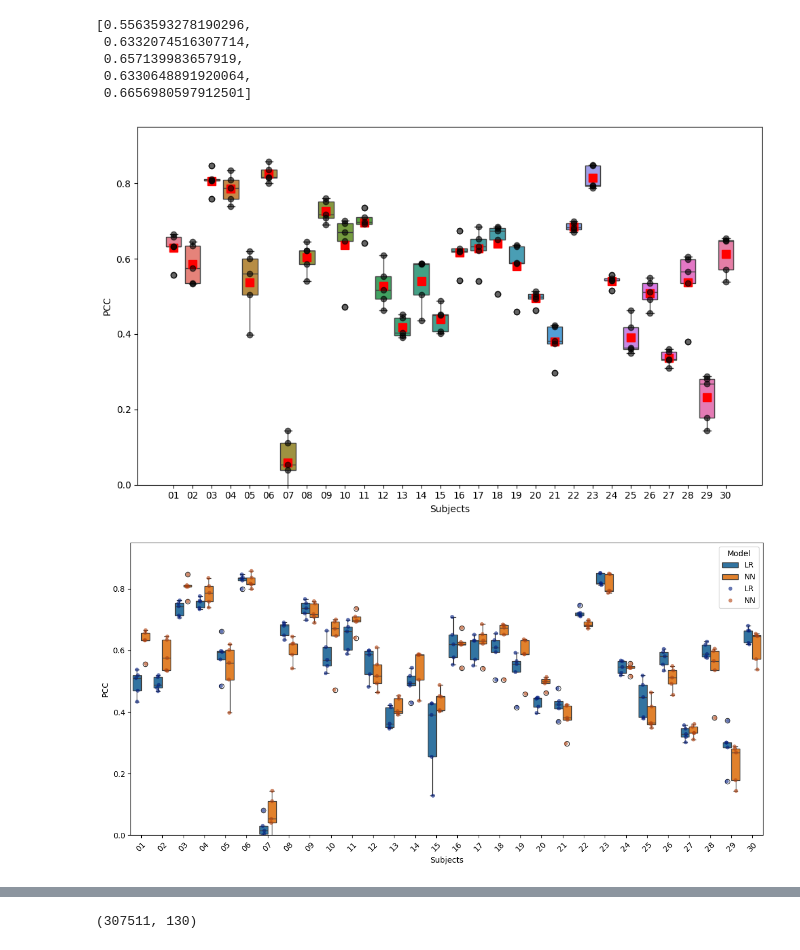
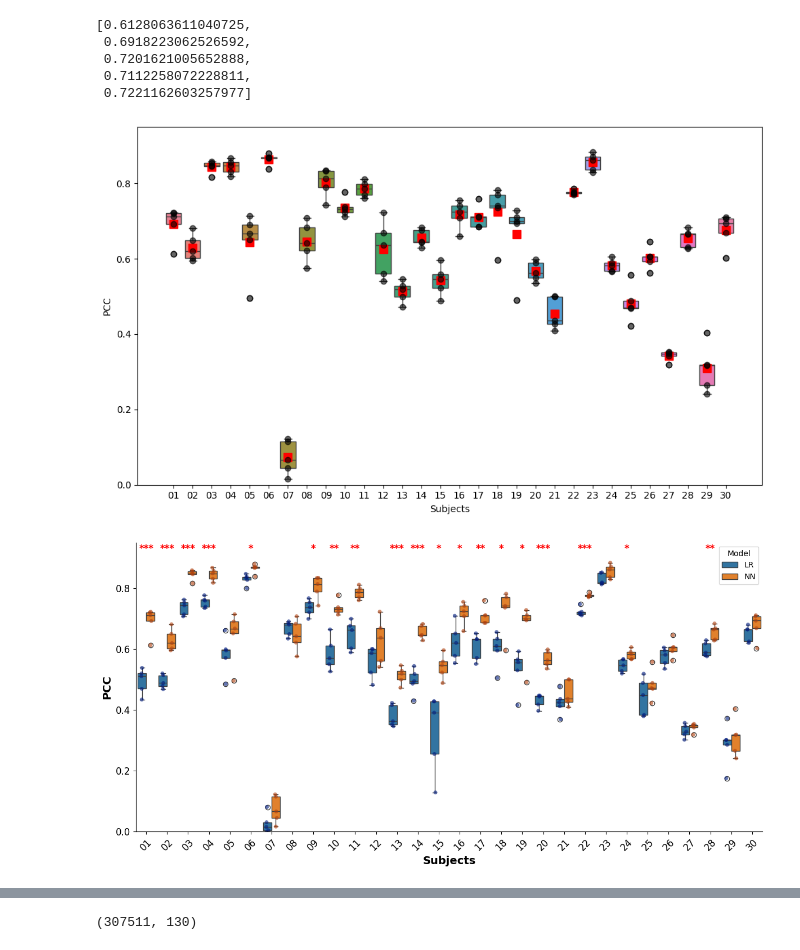
Before and after one commit to owaismujtaba/NeuroLab, a Jupyter notebook: PCC plot.ipynb, the cells around one changed output, grey strips where cells are left out. Cells and saved outputs as stored; diff of their text form; code cells hidden in the pictures.

```diff
--- a/PCC plot.ipynb
+++ b/PCC plot.ipynb
@@ -27,7 +28,7 @@ for subject in range(1, 31):
     if subject< 10:
         subject = f'0{subject}'
     sub_dir = Path(data_dir, str(subject))
-    model_dir = Path(sub_dir, 'NeuralNetworkFinal')
+    model_dir = Path(sub_dir, 'NeuralNetwork_R_1')
     files = os.listdir(model_dir)
 
     pcc_values = []
@@ -39,11 +40,11 @@ for subject in range(1, 31):
 # %%
 results2['01']
 # %% [output]
-[0.5563593278190296,
- 0.6332074516307714,
- 0.657139983657919,
- 0.6330648891920064,
- 0.6656980597912501]
+[0.6128063611040725,
+ 0.6918223062526592,
+ 0.7201621005652888,
+ 0.7112258072228811,
+ 0.7221162603257977]
 # %%
 data =results2
 subjects = list(data.keys())
@@ -68,48 +69,80 @@ plt.xlabel("Subjects")
 plt.ylabel("PCC")
 plt.ylim([0, 0.95])
 plt.tight_layout()
-plt.savefig('Images/pcc.png', dpi=800)
+plt.savefig('Images/NN_pcc.png', dpi=600)
 # %% [output]
-[figure, old version]
+[figure, new version]
 # %%
-import numpy as np
-import matplotlib.pyplot as plt
-import seaborn as sns
-import pandas as pd
-
-# Assuming data1 and data2 are your two datasets
+from scipy.stats import ttest_ind
 data1 = results  # First dataset
 data2 = results2  # Second dataset
 
 subjects = list(data1.keys())
+
+significance = []
 
 # Convert to long format DataFrame
 df1 = pd.DataFrame({"Subject": np.repeat(subjects, [len(data1[s]) for s in subjects]),
                     "PCC": np.concatenate(list(data1.values())),
                     "Condition": "LR"})
 
 df2 = pd.DataFrame({"Subject": np.repeat(subjects, [len(data2[s]) for s in subjects]),
                     "PCC": np.concatenate(list(data2.values())),
                     "Condition": "NN"})
 
 df = pd.concat([df1, df2], ignore_index=True)
 
+# Compute p-values for each subject
+p_values = {}
+for subject in subjects:
+    p_val = ttest_ind(data1[subject], data2[subject], equal_var=False).pvalue  # Unpaired t-test
+    p_values[subject] = p_val
+
+# Significance levels
+def significance_marker(p):
+    if p < 0.001:
+        return '***'
+    elif p < 0.01:
+        return '**'
+    elif p < 0.05:
+        return '*'
+    else:
+        return 'ns'  # Not significant
+
 # Create a box plot
 plt.figure(figsize=(12, 6))
-sns.boxplot(x="Subject", y="PCC", hue="Condition", data=df, zorder=1)
+ax = sns.boxplot(x="Subject", y="PCC", hue="Condition", data=df, zorder=1)
 
 # Overlay individual data points
 sns.stripplot(x="Subject", y="PCC", hue="Condition", data=df,
               dodge=True, jitter=True, marker='o', alpha=0.6, palette="dark", zorder=2)
 
-# Customize
-plt.xlabel("Subjects")
-plt.ylabel("PCC")
+# Annotate with p-values
+x_positions = np.arange(len(subjects))
+for i, subject in enumerate(subjects):
+    p_val = p_values[subject]
+    marker = significance_marker(p_val)
+    if marker != 'ns':
+        significance.append([subject, np.mean(data1[subject]), np.mean(data2[subject]), p_val])
+        # Place text annotation
+        ax.text(i, 0.92, marker, ha='center', fontsize=12, fontweight='bold', color='red')
+
+# Customize plot
+plt.xlabel("Subjects", fontsize=14, fontweight='bold')
+plt.ylabel("PCC", fontsize=14, fontweight='bold')
 plt.ylim([0, 0.95])
 plt.xticks(rotation=45)
 plt.legend(title="Model")
 plt.tight_layout()
-plt.savefig('Images/pcc_comparison.png', dpi=800)
+ax = plt.gca()  # Get current axes
+ax.spines['top'].set_visible(False)
+ax.spines['right'].set_visible(False)
+handles, labels = ax.get_legend_handles_labels()
+plt.legend(handles[:2], labels[:2], title="Model")
+plt.xticks(rotation=45, fontsize=12)  # Increase font size to 14 (or another preferred size)
+plt.yticks(fontsize=12)
+
+plt.savefig('Images/pcc_final.png', dpi=800)
 plt.show()
 # %% [output]
-[figure, old version]
+[figure, new version]
```
Also changed, not shown: parts of 7 cells of this notebook, 14 other files.
